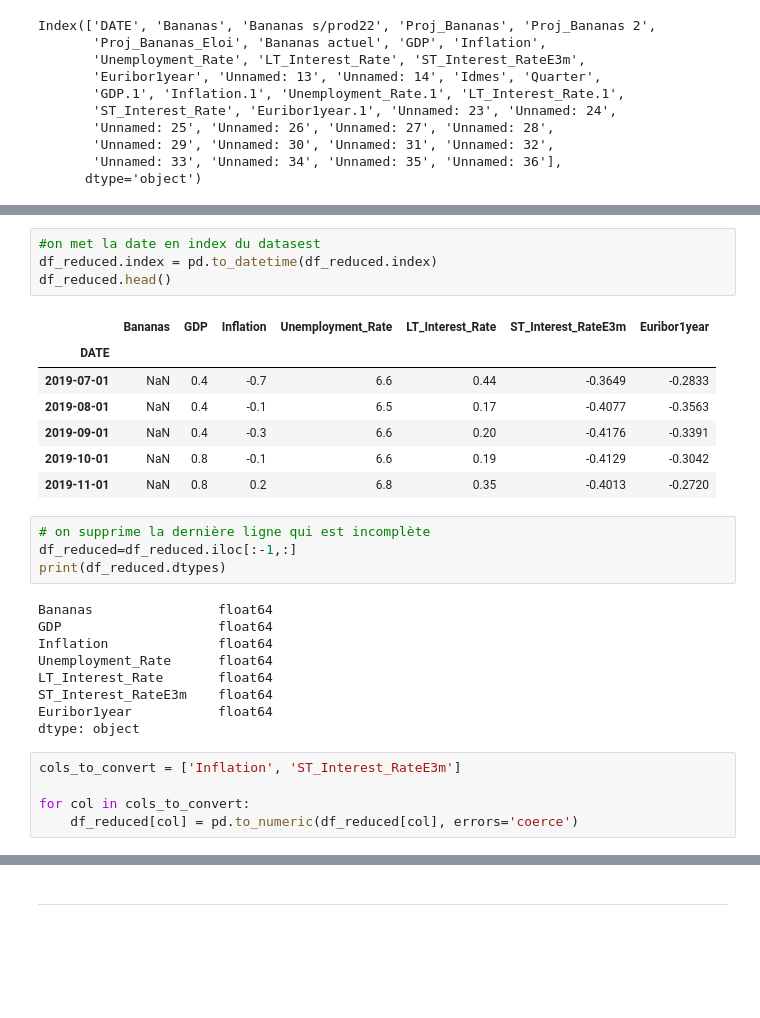
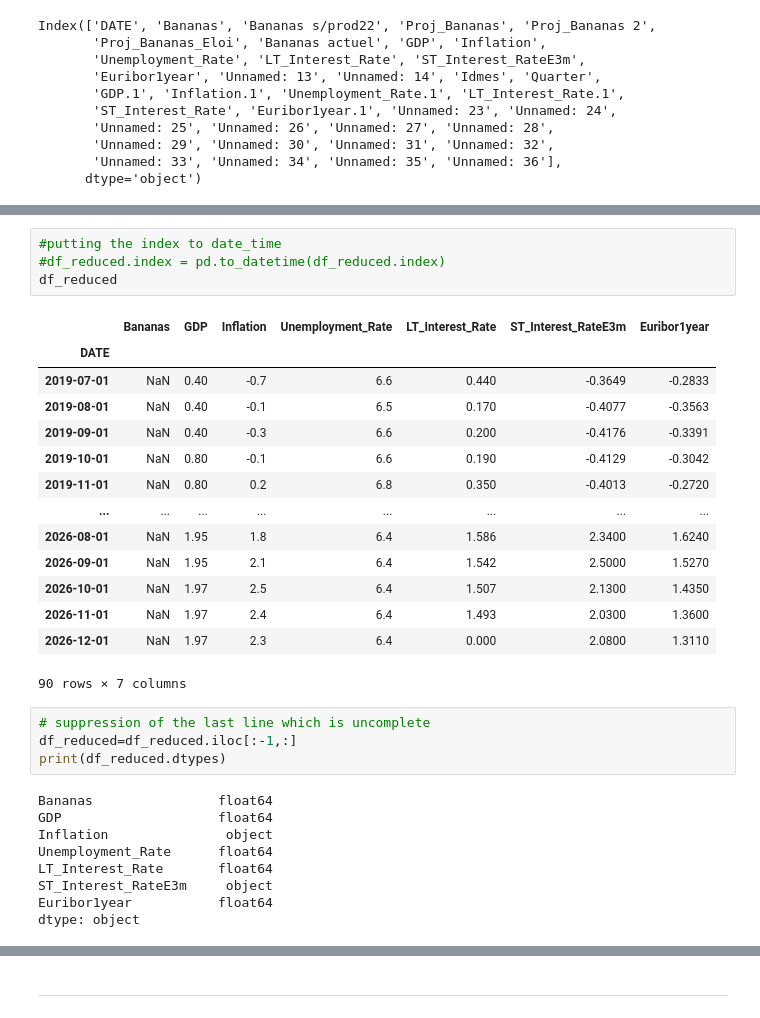
Before and after one commit to Ke0li/Cofidis, a Jupyter notebook: model_xgb_épuré_version_CG.ipynb, the cells around one changed output, grey strips where cells are left out. Drawn from its saved outputs; the diff is of its cells as text; blank space fills up the shorter version.

```diff
--- a/model_xgb_épuré_version_CG.ipynb
+++ b/model_xgb_épuré_version_CG.ipynb
@@ -133,33 +132,35 @@ See the caveats in the documentation: https://pandas.pydata.org/pandas-docs/stab
 | NaT | NaN | NaN | pas d'infos donc choix délibéré d... | NaN | NaN | idem | NaN |
 91 rows × 7 columns
 # %%
-#on met la date en index du datasest
-df_reduced.index = pd.to_datetime(df_reduced.index)
-df_reduced.head()
+#putting the index to date_time
+#df_reduced.index = pd.to_datetime(df_reduced.index)
+df_reduced
 # %% [output]
 |  | Bananas | GDP | Inflation | Unemployment_Rate | LT_Interest_Rate | ST_Interest_RateE3m | Euribor1year |
 | DATE |  |  |  |  |  |  |  |
-| 2019-07-01 | NaN | 0.4 | -0.7 | 6.6 | 0.44 | -0.3649 | -0.2833 |
-| 2019-08-01 | NaN | 0.4 | -0.1 | 6.5 | 0.17 | -0.4077 | -0.3563 |
-| 2019-09-01 | NaN | 0.4 | -0.3 | 6.6 | 0.20 | -0.4176 | -0.3391 |
-| 2019-10-01 | NaN | 0.8 | -0.1 | 6.6 | 0.19 | -0.4129 | -0.3042 |
-| 2019-11-01 | NaN | 0.8 | 0.2 | 6.8 | 0.35 | -0.4013 | -0.2720 |
+| 2019-07-01 | NaN | 0.40 | -0.7 | 6.6 | 0.440 | -0.3649 | -0.2833 |
+| 2019-08-01 | NaN | 0.40 | -0.1 | 6.5 | 0.170 | -0.4077 | -0.3563 |
+| 2019-09-01 | NaN | 0.40 | -0.3 | 6.6 | 0.200 | -0.4176 | -0.3391 |
+| 2019-10-01 | NaN | 0.80 | -0.1 | 6.6 | 0.190 | -0.4129 | -0.3042 |
+| 2019-11-01 | NaN | 0.80 | 0.2 | 6.8 | 0.350 | -0.4013 | -0.2720 |
+| ... | ... | ... | ... | ... | ... | ... | ... |
+| 2026-08-01 | NaN | 1.95 | 1.8 | 6.4 | 1.586 | 2.3400 | 1.6240 |
+| 2026-09-01 | NaN | 1.95 | 2.1 | 6.4 | 1.542 | 2.5000 | 1.5270 |
+| 2026-10-01 | NaN | 1.97 | 2.5 | 6.4 | 1.507 | 2.1300 | 1.4350 |
+| 2026-11-01 | NaN | 1.97 | 2.4 | 6.4 | 1.493 | 2.0300 | 1.3600 |
+| 2026-12-01 | NaN | 1.97 | 2.3 | 6.4 | 0.000 | 2.0800 | 1.3110 |
+90 rows × 7 columns
 # %%
-# on supprime la dernière ligne qui est incomplète
+# suppression of the last line which is uncomplete
 df_reduced=df_reduced.iloc[:-1,:]
 print(df_reduced.dtypes)
 # %% [output]
 Bananas                float64
 GDP                    float64
-Inflation              float64
+Inflation               object
 Unemployment_Rate      float64
 LT_Interest_Rate       float64
-ST_Interest_RateE3m    float64
+ST_Interest_RateE3m     object
 Euribor1year           float64
 dtype: object
-# %%
-cols_to_convert = ['Inflation', 'ST_Interest_RateE3m']
-
-for col in cols_to_convert:
-    df_reduced[col] = pd.to_numeric(df_reduced[col], errors='coerce')
 # %%
```
Also changed, not shown: parts of 12 cells of this notebook, 1 other file.
